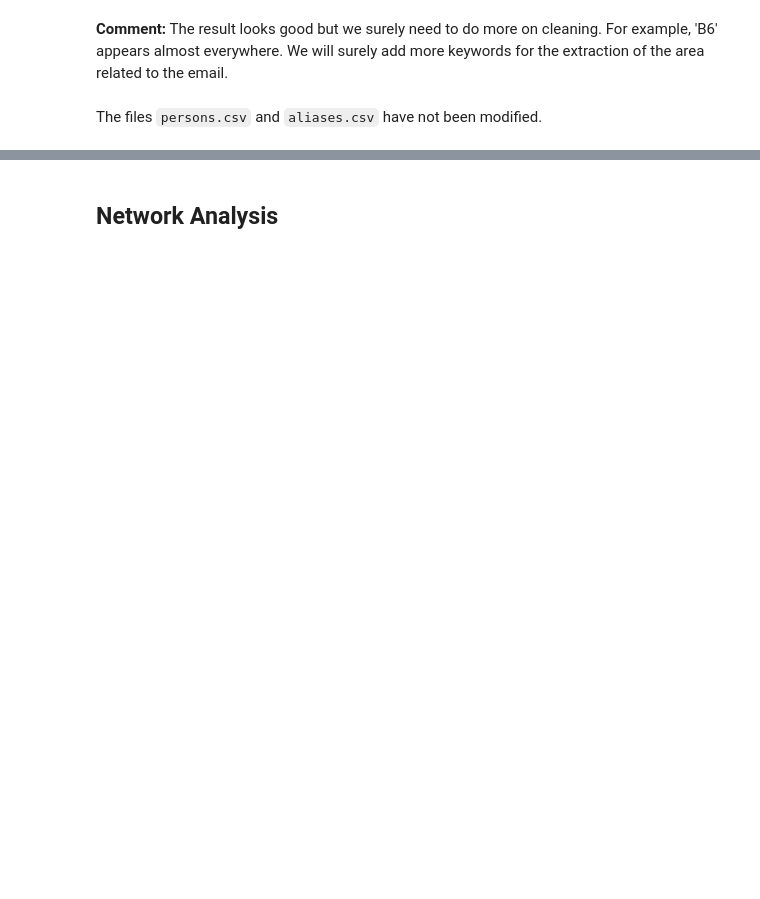
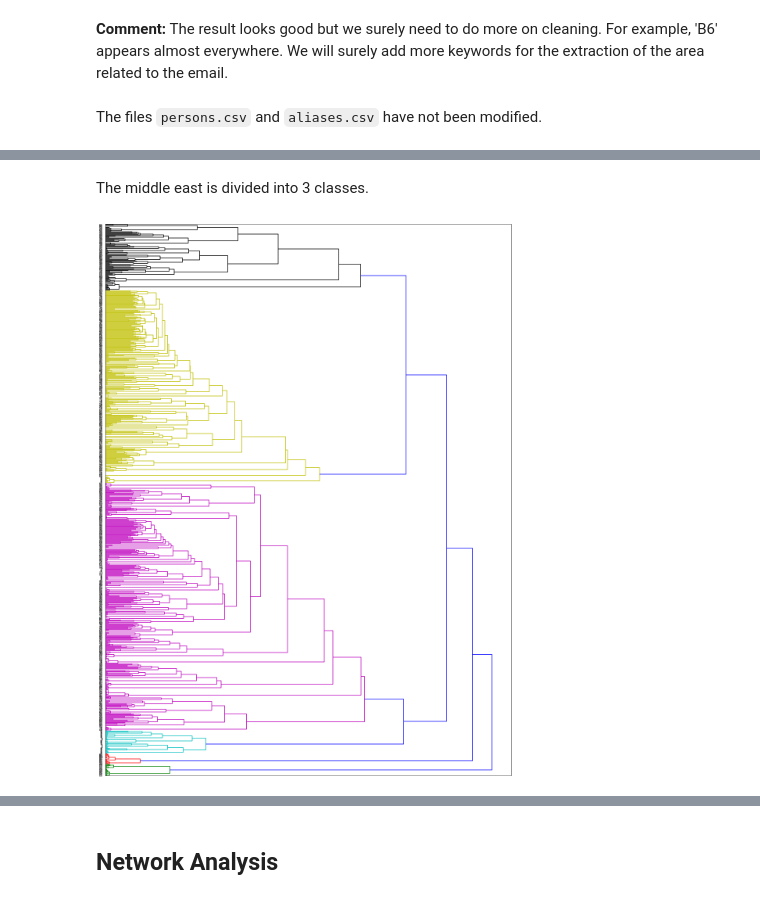
Before and after one commit to KennethThNg/Project, a Jupyter notebook: src/data_exploration.ipynb, the cells around one changed output, grey strips where cells are left out. Saved outputs shown, nothing was run; the diff lists cells and outputs as text; code cells hidden in the pictures; blank space fills up the shorter version.

```diff
--- a/src/data_exploration.ipynb
+++ b/src/data_exploration.ipynb
@@ -629,0 +679,6 @@ plt.show()
+# %% [markdown]
+The middle east is divided into 3 classes.
+# %%
+plot_dendogram('europe')
+# %% [output]
+[figure, added]
```
Also changed, not shown: parts of 36 cells of this notebook, 6 other files.
